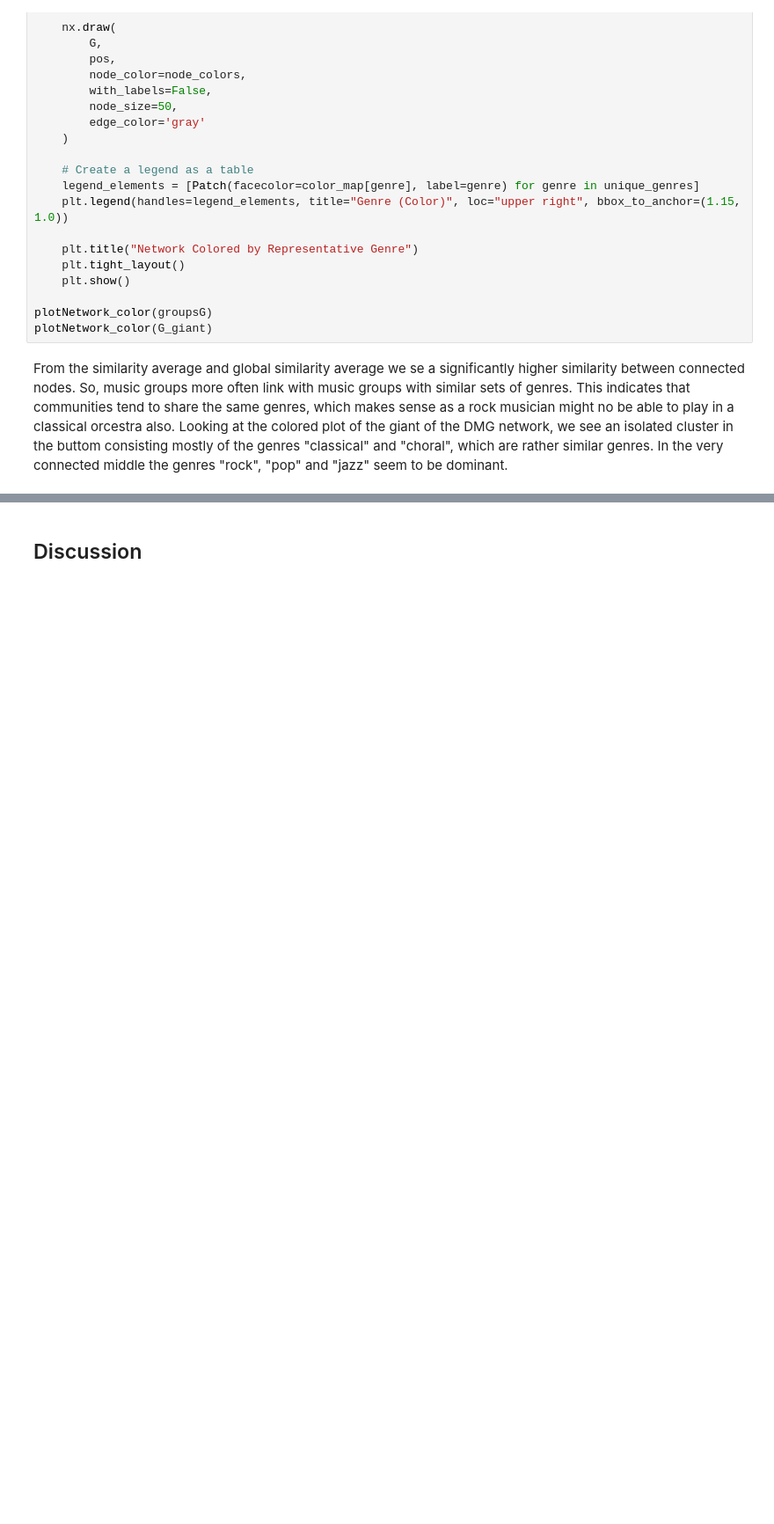
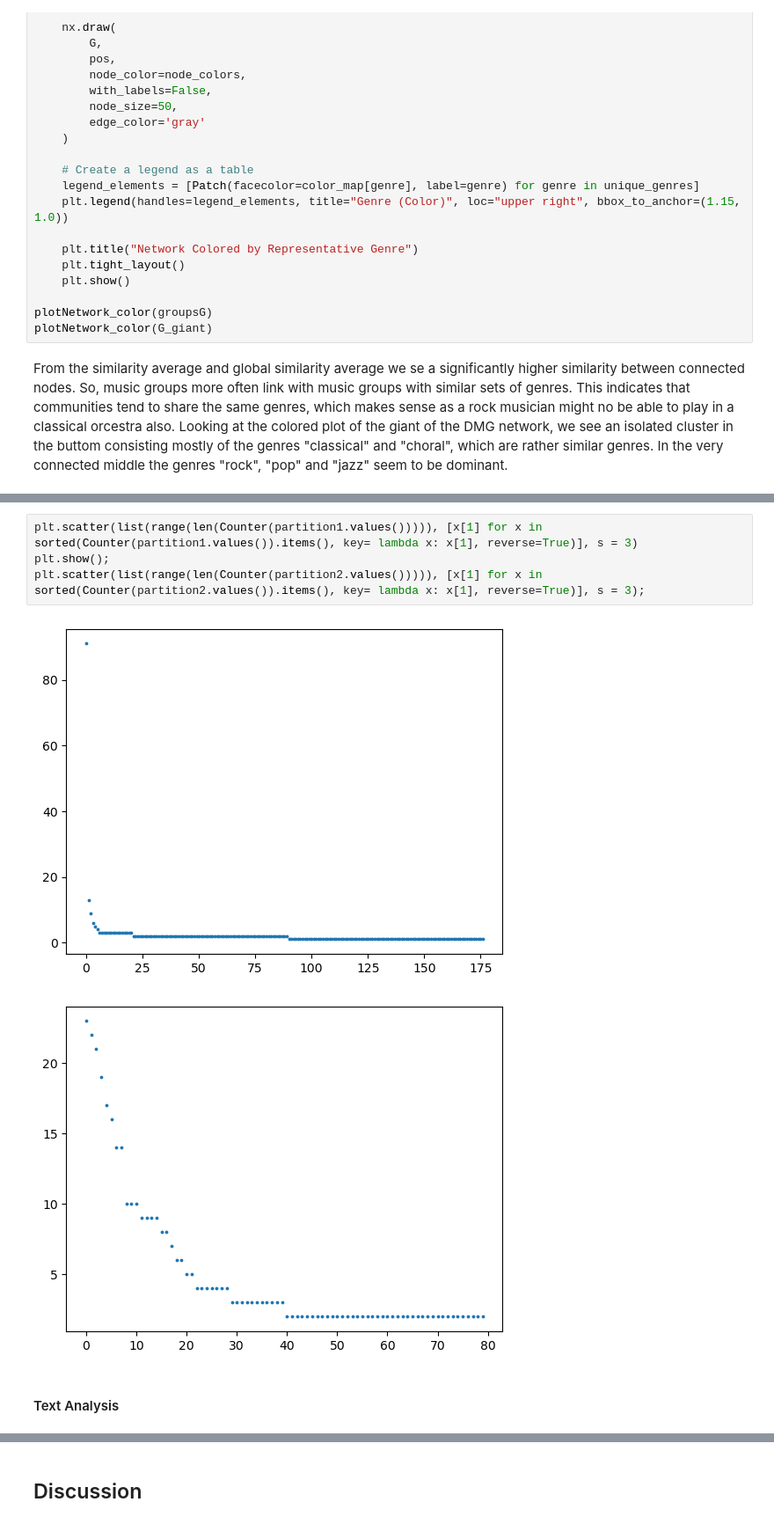
Before and after one commit to Aaresh1705/CSS_project_final, a Jupyter notebook: final_notebook.ipynb, the cells around one changed output, grey strips where cells are left out. Shown at 88% size. Cells and saved outputs as stored; diff of their text form; blank space fills up the shorter version.

```diff
--- a/final_notebook.ipynb
+++ b/final_notebook.ipynb
@@ -599,0 +658,9 @@ From the similarity average and global similarity average we se a significantly
+# %%
+plt.scatter(list(range(len(Counter(partition1.values())))), [x[1] for x in sorted(Counter(partition1.values()).items(), key= lambda x: x[1], reverse=True)], s = 3)
+plt.show();
+plt.scatter(list(range(len(Counter(partition2.values())))), [x[1] for x in sorted(Counter(partition2.values()).items(), key= lambda x: x[1], reverse=True)], s = 3);
+# %% [output]
+[figure, added]
+[figure, added]
+# %% [markdown]
+#### Text Analysis
```
Also changed, not shown: parts of 55 cells of this notebook, 2 other files.
